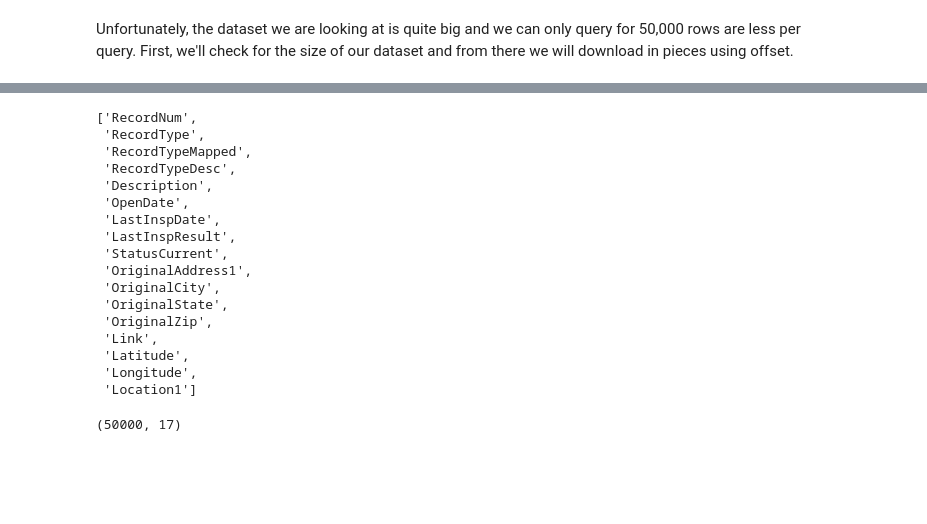
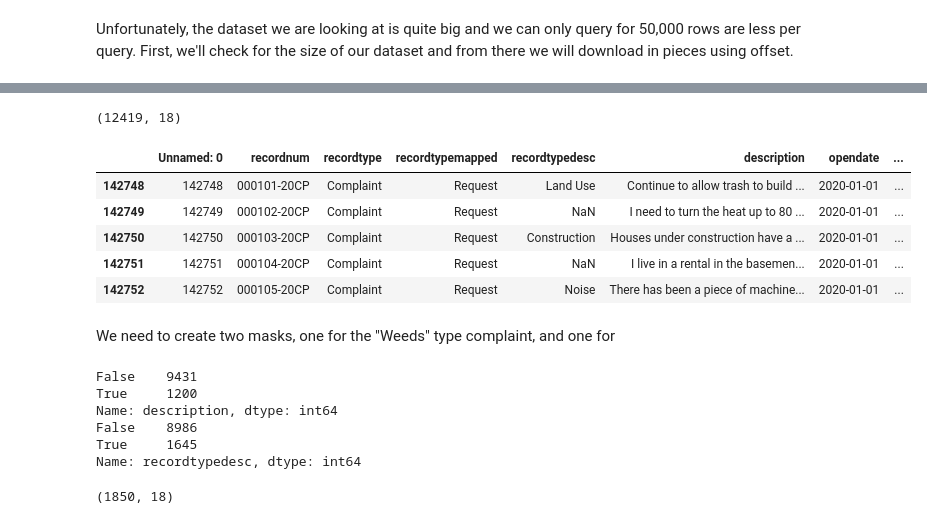
Before and after one commit to lashkscc/SeattleOpenDataProj, a Jupyter notebook: projectnb.ipynb, the cells around one changed output, grey strips where cells are left out. Saved outputs shown, nothing was run; the diff lists cells and outputs as text; code cells hidden in the pictures; blank space fills up the shorter version.

```diff
--- a/projectnb.ipynb
+++ b/projectnb.ipynb
@@ -37,6 +45,8 @@ while start < int(count[0]['COUNT']):
 df = pd.DataFrame.from_records(results)
 
 df.to_csv("complaintsdata.csv")
+# %%
+df=pd.read_csv("complaintsdata.csv")
 # %% [markdown]
 ## The dataset
 
@@ -67,10 +77,3 @@ Now, we have just downloaded a massive amount of data, to the tune of an ~87 mb
-# %%
-
-results = client.get(data_set, limit=50000)
-
-df = pd.DataFrame.from_records(results)
-
-df.to_csv("my_complaints_data.csv")
 # %%
 print(df.columns.tolist())
 print(len(df.index))
@@ -105,21 +82,0 @@ df[df['description'].str.contains("slip", case=False, na=False)]
-# %%
-metadata=client.get_metadata(data_set)
-[x['name'] for x in metadata['columns']]
-# %% [output]
-['RecordNum',
- 'RecordType',
- 'RecordTypeMapped',
- 'RecordTypeDesc',
- 'Description',
- 'OpenDate',
- 'LastInspDate',
- 'LastInspResult',
- 'StatusCurrent',
- 'OriginalAddress1',
- 'OriginalCity',
- 'OriginalState',
- 'OriginalZip',
- 'Link',
- 'Latitude',
- 'Longitude',
- 'Location1']
@@ -129,4 +83,38 @@ weeds = pd.DataFrame.from_records(results)
-# %%
-weeds.shape
-# %% [output]
-(50000, 17)
+# %%
+y20 = df[(df['opendate'] >= '2020-01-01') & (df['opendate'] < '2021-01-01')]
+y20.shape
+# %% [output]
+(12419, 18)
+# %%
+y20Complaint = y20[y20['recordtype'] =='Complaint']
+y20Complaint.shape
+y20Complaint.head()
+# %% [output]
+|  | Unnamed: 0 | recordnum | recordtype | recordtypemapped | recordtypedesc | description | opendate | ... |
+| 142748 | 142748 | 000101-20CP | Complaint | Request | Land Use | Continue to allow trash to build ... | 2020-01-01 | ... |
+| 142749 | 142749 | 000102-20CP | Complaint | Request | NaN | I need to turn the heat up to 80 ... | 2020-01-01 | ... |
+| 142750 | 142750 | 000103-20CP | Complaint | Request | Construction | Houses under construction have a ... | 2020-01-01 | ... |
+| 142751 | 142751 | 000104-20CP | Complaint | Request | NaN | I live in a rental in the basemen... | 2020-01-01 | ... |
+| 142752 | 142752 | 000105-20CP | Complaint | Request | Noise | There has been a piece of machine... | 2020-01-01 | ... |
+# %% [markdown]
+We need to create two masks, one for the "Weeds" type complaint, and one for
+# %%
+keywords = ['weeds', 'vegetation', 'moss', 'overgrown', 'overgrowth', 'vines']
+regstring = '|'.join(keywords)
+keymask = y20Complaint['description'].str.contains(regstring, case = False, na=False) #remove case sensitivity and set all empty cells to false
+#print(keymask)
+print(keymask.value_counts())
+typedescmask = y20Complaint['recordtypedesc']=='Weeds'
+print(typedescmask.value_counts())
+#print(typedescmask)
+fy20 = y20Complaint[keymask | typedescmask] #selects only rows if either mask has a True
+fy20.shape
+#fy21.head()
+# %% [output]
+False    9431
+True     1200
+Name: description, dtype: int64
+False    8986
+True     1645
+Name: recordtypedesc, dtype: int64
+(1850, 18)
```
Also changed, not shown: parts of 19 cells of this notebook.
